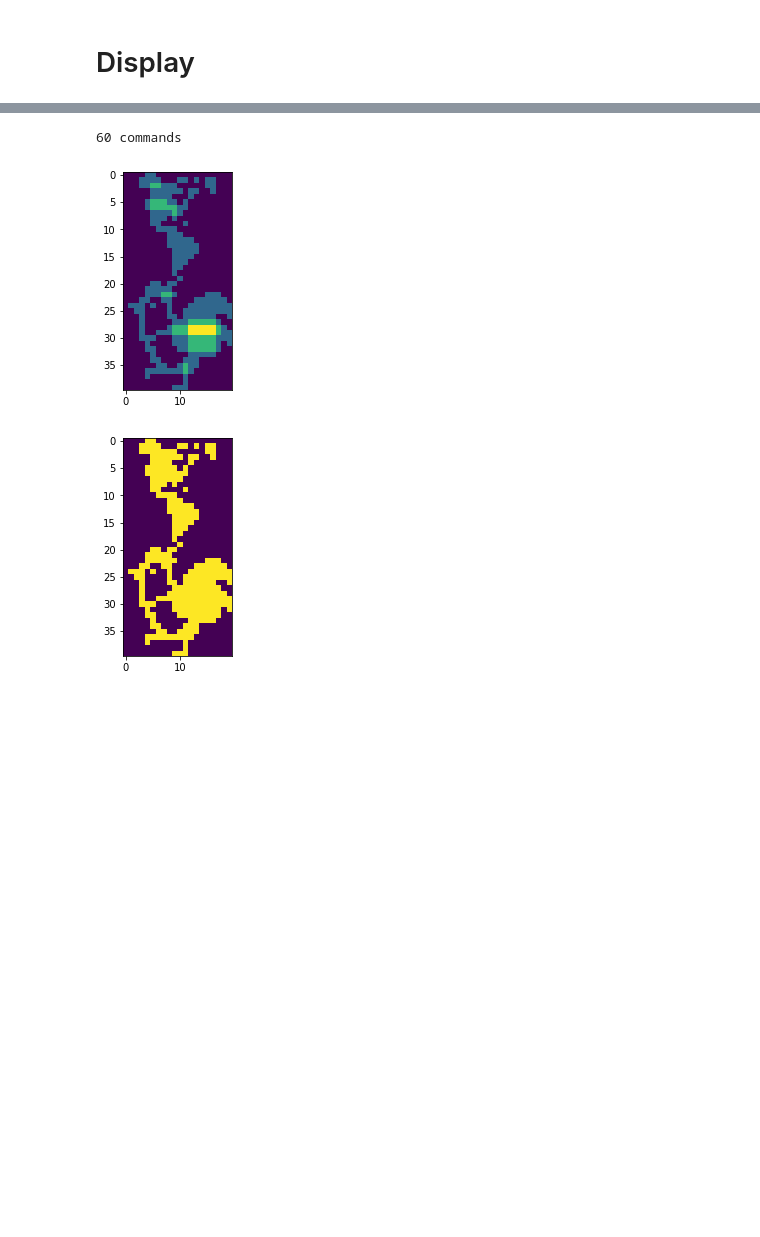
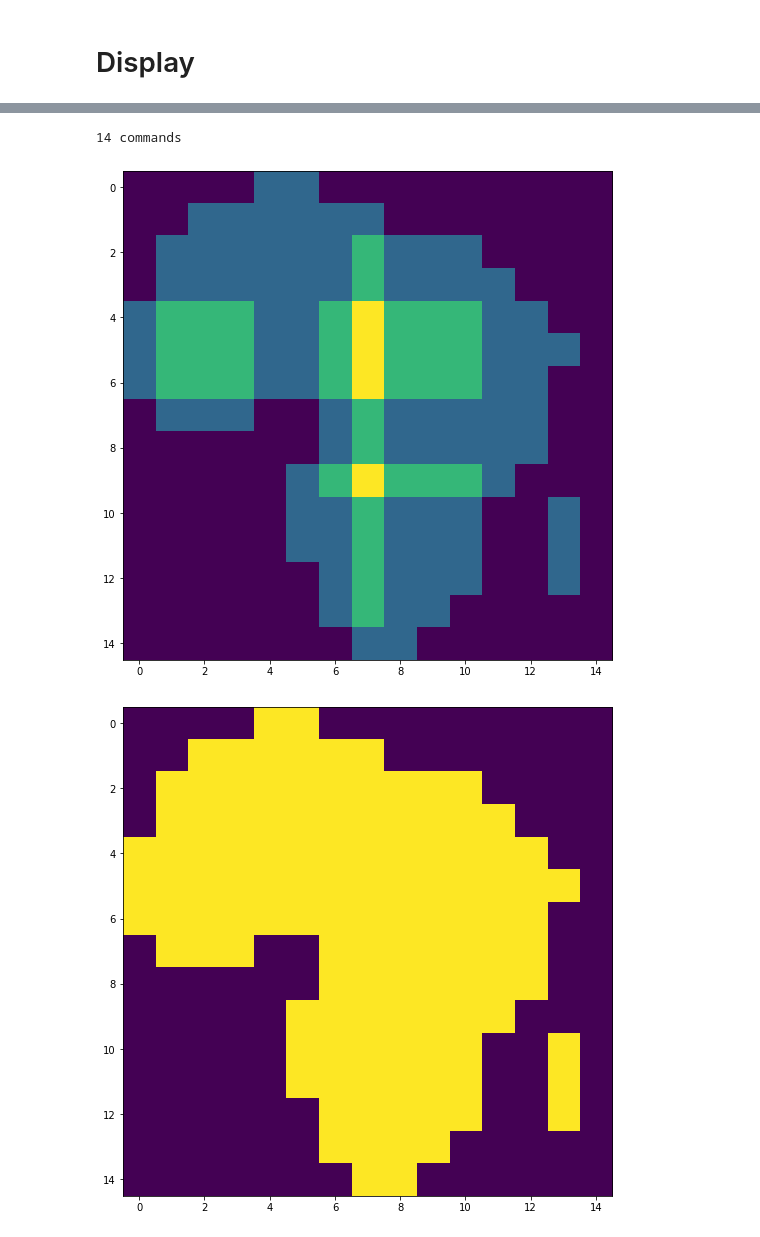
Before and after one commit to DavidResin/polycraft, a Jupyter notebook: heightmap/heightmap.ipynb, the cells around one changed output, grey strips where cells are left out. Saved outputs shown, nothing was run; the diff lists cells and outputs as text; code cells hidden in the pictures; blank space fills up the shorter version.

```diff
--- a/heightmap/heightmap.ipynb
+++ b/heightmap/heightmap.ipynb
@@ -886,6 +651,9 @@ simple_arr =   arr_from_str(simple_str,   3,  3)
 simple_2_arr = arr_from_str(simple_2_str, 3,  3)
 fish_arr =     arr_from_str(fish_str,    10, 10)
 super_dk_arr = tile(dk_arr, 6)
-arr = np.concatenate([america_arr, coq_arr])
+im = Image.open("worldmap.bmp")
+p = np.array(im)
+
+arr = africa_arr
 # %% [markdown]
 ## TIME TESTING SPACE
@@ -909,0 +723,28 @@ def show_tsrct(tsrct, factor=1):
+# %%
+olds, news, tcomps, scomps = [], [], [], []
+count = 0
+
+for cs in np.column_stack(tsrct.nonzero())[::100]:
+    print(count, end="\r")
+    count += 1
+    h, w, i, j = tuple(cs)
+    tt1, ts1 = tsrct.copy(), scores.copy()
+    tt2, ts2 = tsrct.copy(), scores.copy()
+
+    tA = time.time()
+    remove_sub_fills(tt1, ts1, h, w, i, j)
+    tB = time.time()
+    remove_sub_fills_opt(tt2, ts2, h, w, i, j)
+    tC = time.time()
+
+    tcomps.append(np.sum(tt1.astype(int) - tt2.astype(int)))
+    scomps.append(np.sum(ts1.astype(int) - ts2.astype(int)))
+
+
+    olds.append(tB-tA)
+    news.append(tC-tB)
+
+print("Old:", sum(olds))
+print("New:", sum(news))
+print("Tcomps:", tcomps)
+print("Scomps:", scomps)
@@ -977,36 +830,36 @@ plt.imshow((scores > 0))
 # %%
 by_step = False
 
 x = 0
 canvas = np.zeros(tsrct.shape[:2])
-mem = np.zeros(tsrct.shape[:2])
-
-
 
 for h, w, i, j in sorted(np.column_stack(tsrct.nonzero()), key=lambda t: (-t[0], -t[1])):
     mem = np.zeros(tsrct.shape[:2])
     mem[i:i + h + 1, j:j + w + 1] += 1
 
     if by_step:
+        plt.figure(figsize = (16, 9))
         plt.imshow(2 * (mem - canvas).clip(min=0) + mem)
         plt.show()
 
     canvas += mem
 
     if by_step:
         plt.imshow(canvas)
         plt.show()
         input("Press Enter")
         clear_output()
 
     x += 1
 
 print(x, "commands")
+plt.figure(figsize = (16, 9))
 plt.imshow(canvas)
 plt.show()
+plt.figure(figsize = (16, 9))
 plt.imshow(canvas > 0)
 plt.show()
 # %% [output]
-60 commands
+14 commands
-[figure, old version]
+[figure, new version]
-[figure, old version]
+[figure, new version]
```
Also changed, not shown: parts of 20 cells of this notebook, 1 other file.
